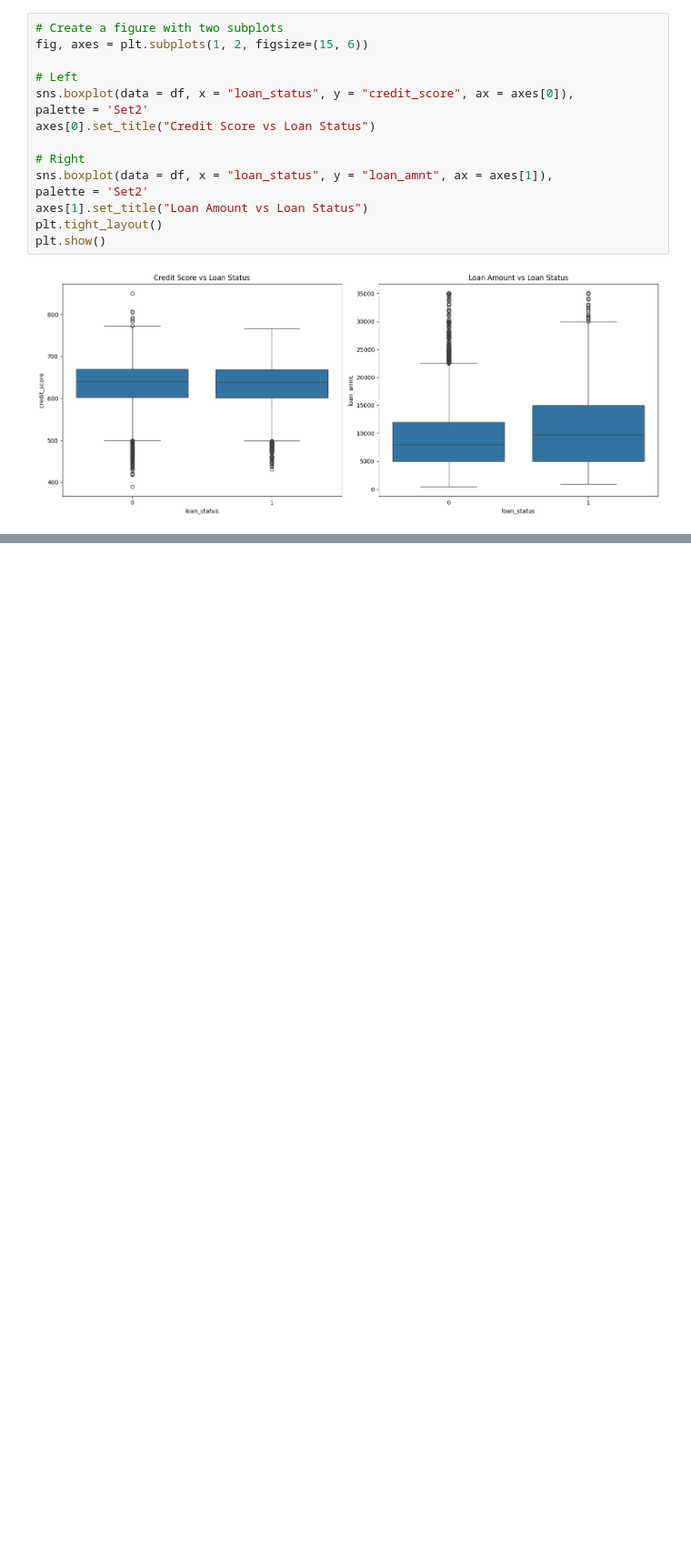
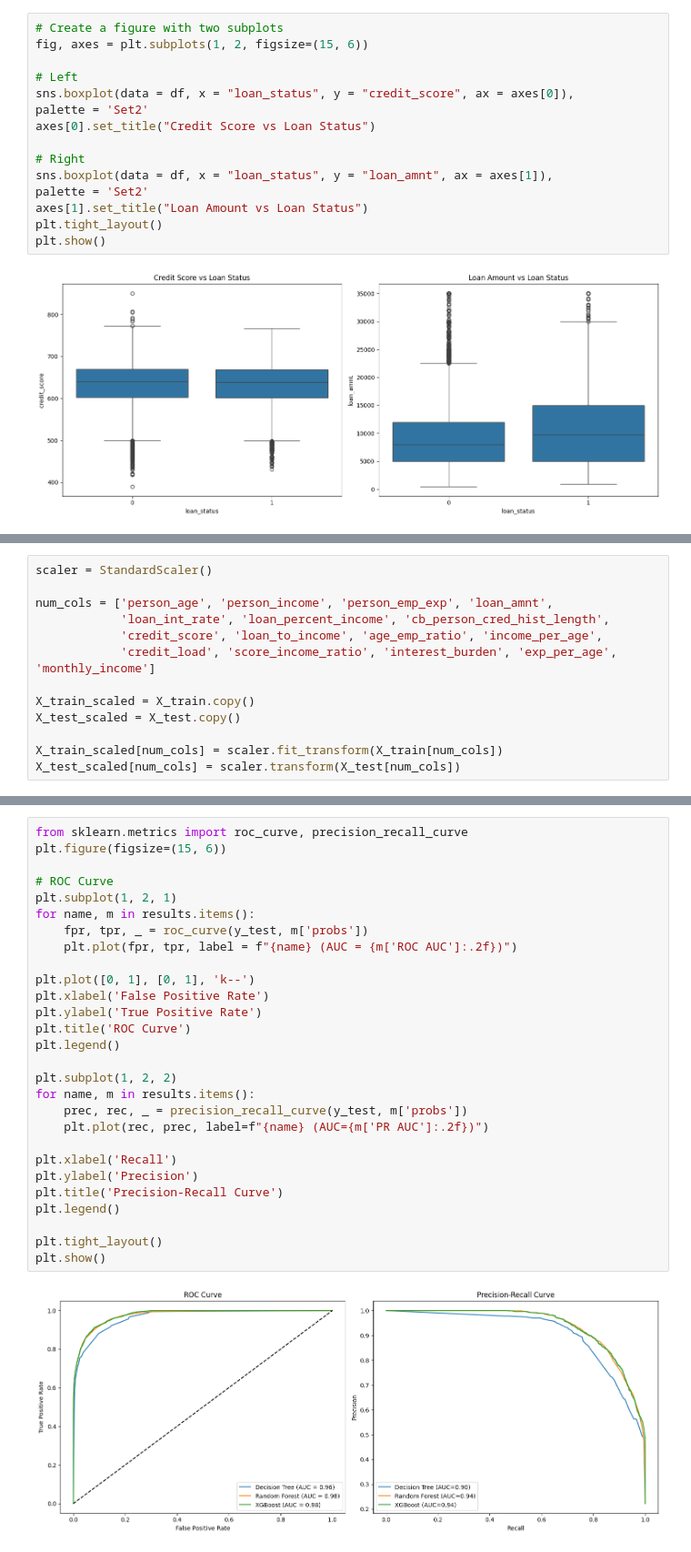
Before and after one commit to WuDuncan/loan_approval-classification, a Jupyter notebook: loan_approval.ipynb, the cells around one changed output, grey strips where cells are left out. Shown at 91% size. Cells and saved outputs as stored; diff of their text form; blank space fills up the shorter version.

```diff
--- a/loan_approval.ipynb
+++ b/loan_approval.ipynb
@@ -116,0 +240,13 @@ plt.show()
+# %%
+scaler = StandardScaler()
+
+num_cols = ['person_age', 'person_income', 'person_emp_exp', 'loan_amnt',
+            'loan_int_rate', 'loan_percent_income', 'cb_person_cred_hist_length',
+            'credit_score', 'loan_to_income', 'age_emp_ratio', 'income_per_age',
+            'credit_load', 'score_income_ratio', 'interest_burden', 'exp_per_age', 'monthly_income']
+
+X_train_scaled = X_train.copy()
+X_test_scaled = X_test.copy()
+
+X_train_scaled[num_cols] = scaler.fit_transform(X_train[num_cols])
+X_test_scaled[num_cols] = scaler.transform(X_test[num_cols])
@@ -116,0 +283,30 @@ plt.show()
+# %%
+from sklearn.metrics import roc_curve, precision_recall_curve
+plt.figure(figsize=(15, 6))
+
+# ROC Curve
+plt.subplot(1, 2, 1)
+for name, m in results.items():
+    fpr, tpr, _ = roc_curve(y_test, m['probs'])
+    plt.plot(fpr, tpr, label = f"{name} (AUC = {m['ROC AUC']:.2f})")
+
+plt.plot([0, 1], [0, 1], 'k--')
+plt.xlabel('False Positive Rate')
+plt.ylabel('True Positive Rate')
+plt.title('ROC Curve')
+plt.legend()
+
+plt.subplot(1, 2, 2)
+for name, m in results.items():
+    prec, rec, _ = precision_recall_curve(y_test, m['probs'])
+    plt.plot(rec, prec, label=f"{name} (AUC={m['PR AUC']:.2f})")
+
+plt.xlabel('Recall')
+plt.ylabel('Precision')
+plt.title('Precision-Recall Curve')
+plt.legend()
+
+plt.tight_layout()
+plt.show()
+# %% [output]
+[figure, added]
```
Also changed, not shown: parts of 17 cells of this notebook.
